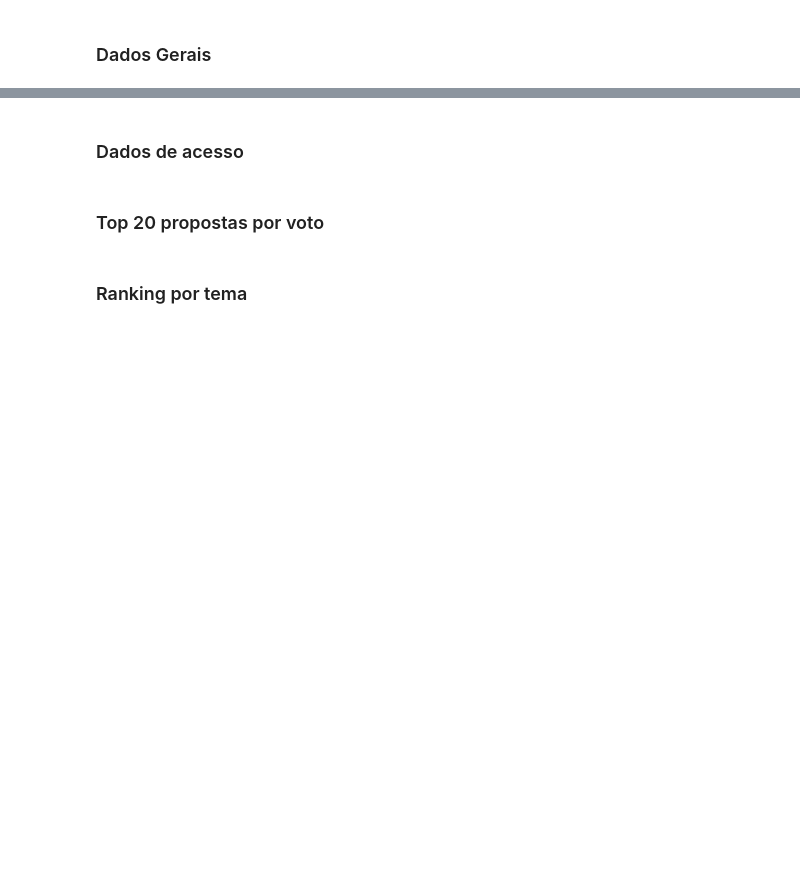
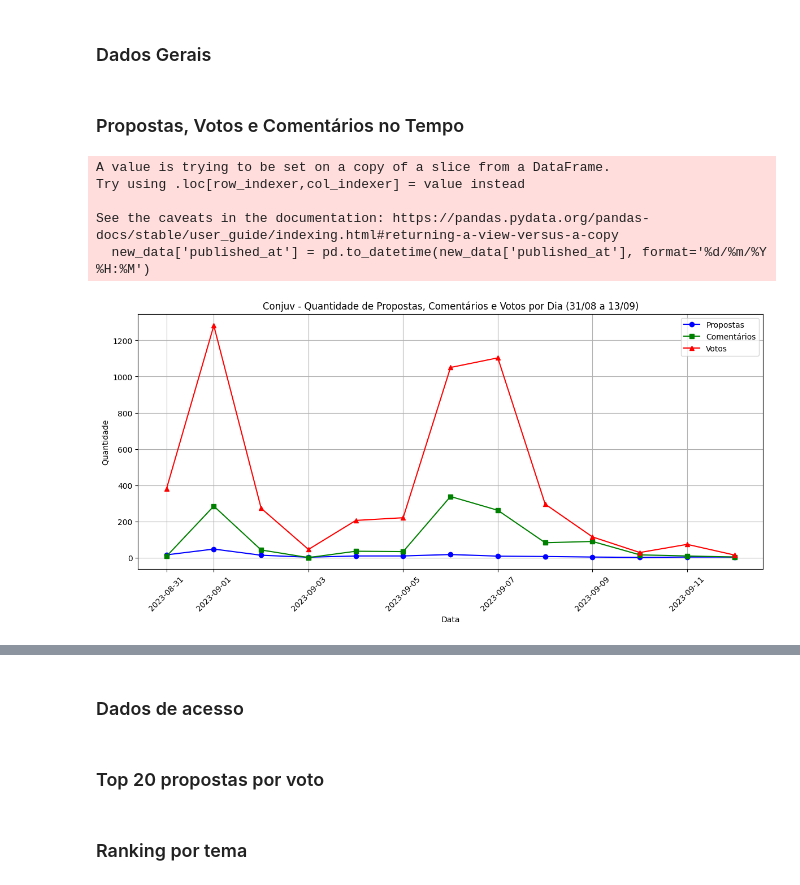
Before and after one commit to lappis-unb/ecossistemasl, a Jupyter notebook: relatórios/conjuv/relatorio.ipynb, the cells around one changed output, grey strips where cells are left out. Cells and saved outputs as stored; diff of their text form; code cells hidden in the pictures; blank space fills up the shorter version.

Commit message:
Adicionar arquivos da pasta conjuv

```diff
--- a/relatórios/conjuv/relatorio.ipynb
+++ b/relatórios/conjuv/relatorio.ipynb
@@ -38 +39,60 @@ dados_gerais = pd.DataFrame({
 dados_gerais = dados_gerais.to_markdown(index=False)
+# %% [markdown]
+### Propostas, Votos e Comentários no Tempo
+# %%
+import pandas as pd
+import matplotlib.pyplot as plt
+
+# Carregar o DataFrame
+proposals_path = 'C:\\Users\\leibr\\Documents\\Lappis\\conjuv\\data\\conjuv_propostas.csv'
+df_sheets = pd.read_csv(proposals_path, sep=';', encoding='utf-8')
+
+# Filtrar os dados desejados
+data = (df_sheets['participatory_space/url'] == 'http://brasilparticipativo.presidencia.gov.br/assemblies/confjuv4?assembly_slug=confjuv4') & \
+       (~df_sheets['state'].isin(['rejected', 'withdrawn']))
+
+new_data = df_sheets[data]
+
+# Converter a coluna 'published_at' para o formato de data e hora
+new_data['published_at'] = pd.to_datetime(new_data['published_at'], format='%d/%m/%Y %H:%M')
+
+# Filtrar os dados para o intervalo de datas desejado
+start_date = '2023-08-31'
+end_date = '2023-09-13'
+filtered_data = new_data[(new_data['published_at'] >= start_date) & (filtered_data['published_at'] <= end_date)].copy()
+
+# Criar uma coluna com a data (sem a hora)
+filtered_data['Data'] = filtered_data['published_at'].dt.date
+
+# Calcular o número total de propostas por dia
+total_propostas_por_dia = filtered_data.groupby('Data')['id'].count()
+
+# Calcular o número total de comentários por dia
+total_comentarios_por_dia = filtered_data.groupby('Data')['comments'].sum()
+
+# Calcular o número total de votos por dia
+total_votos_por_dia = filtered_data.groupby('Data')['supports'].sum()
+
+# Plotar gráfico de linhas com todas as séries de dados
+plt.figure(figsize=(12, 6))
+plt.plot(total_propostas_por_dia.index, total_propostas_por_dia.values, label='Propostas', color='blue', marker='o')
+plt.plot(total_comentarios_por_dia.index, total_comentarios_por_dia.values, label='Comentários', color='green', marker='s')
+plt.plot(total_votos_por_dia.index, total_votos_por_dia.values, label='Votos', color='red', marker='^')
+
+plt.xlabel('Data')
+plt.ylabel('Quantidade')
+plt.title('Conjuv - Quantidade de Propostas, Comentários e Votos por Dia (31/08 a 13/09)')
+plt.legend()
+plt.grid(True)
+plt.xticks(rotation=45)
+plt.tight_layout()
+
+# Salvar o gráfico em um arquivo PNG
+plt.savefig('C:\\Users\\leibr\\Documents\\Lappis\\conjuv\\data\\conjuv_grafico.png')
+# %% [output]
+A value is trying to be set on a copy of a slice from a DataFrame.
+Try using .loc[row_indexer,col_indexer] = value instead
+
+See the caveats in the documentation: https://pandas.pydata.org/pandas-docs/stable/user_guide/indexing.html#returning-a-view-versus-a-copy
+  new_data['published_at'] = pd.to_datetime(new_data['published_at'], format='%d/%m/%Y %H:%M')
+[figure, added]
```
Also changed, not shown: parts of 8 cells of this notebook, 2 other files.
